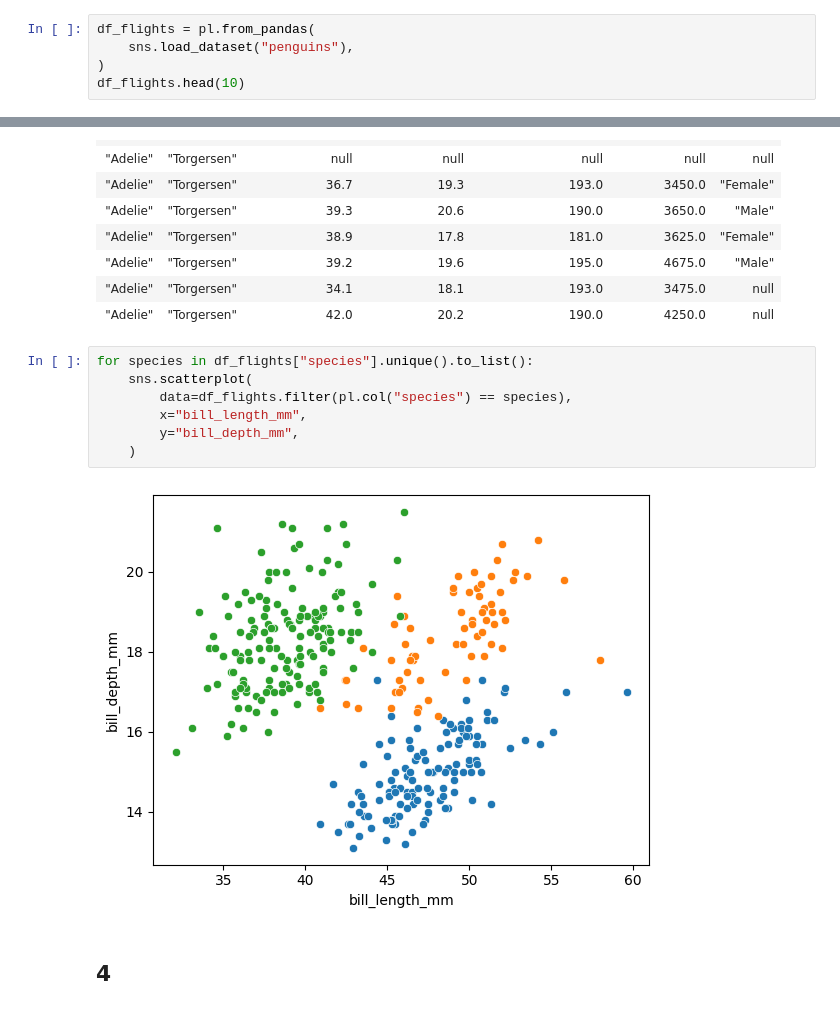
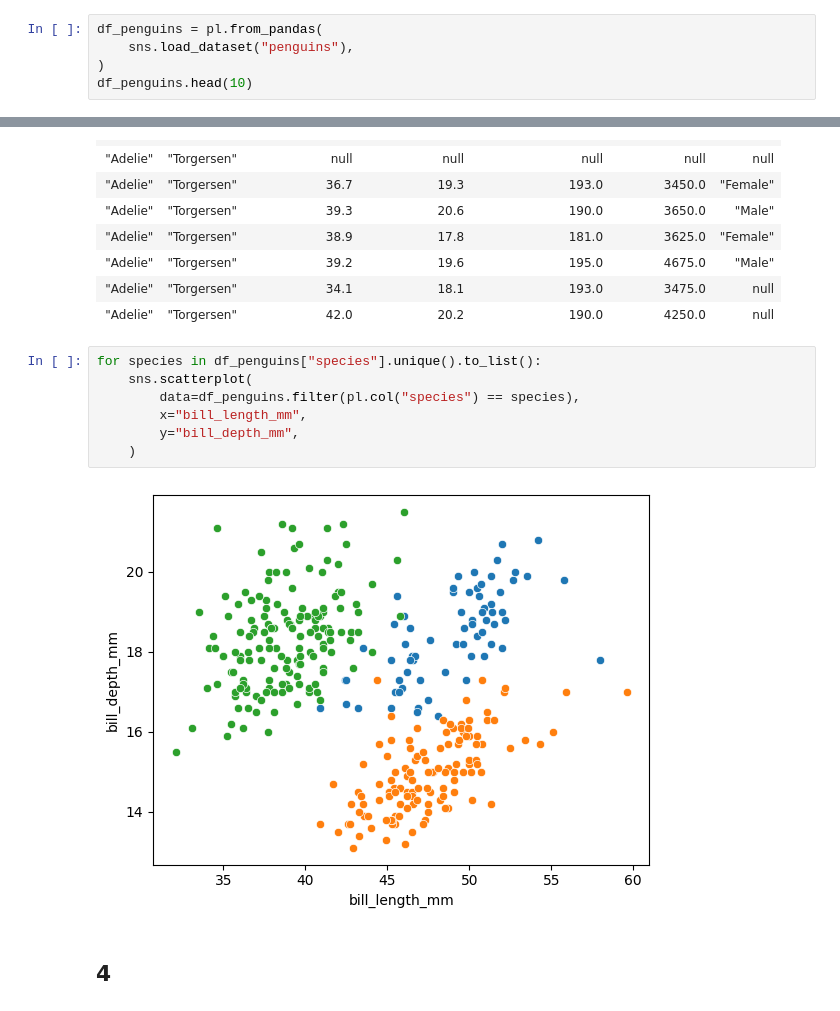
Before and after one commit to JacquelineAldridge/data-visualization-notebooks, a Jupyter notebook: tareas/3.1/solutions.ipynb, the cells around one changed output, grey strips where cells are left out. Saved outputs shown, nothing was run; the diff lists cells and outputs as text.

```diff
--- a/tareas/3.1/solutions.ipynb
+++ b/tareas/3.1/solutions.ipynb
@@ -60,10 +60,10 @@ sns.lineplot(
 # %% [markdown]
 ## 3
 # %%
-df_flights = pl.from_pandas(
+df_penguins = pl.from_pandas(
     sns.load_dataset("penguins"),
 )
-df_flights.head(10)
+df_penguins.head(10)
 # %% [output]
 shape: (10, 7)
 | species | island | bill_length_mm | bill_depth_mm | flipper_length_mm | body_mass_g | sex |
@@ -79,14 +79,14 @@ shape: (10, 7)
 | "Adelie" | "Torgersen" | 34.1 | 18.1 | 193.0 | 3475.0 | null |
 | "Adelie" | "Torgersen" | 42.0 | 20.2 | 190.0 | 4250.0 | null |
 # %%
-for species in df_flights["species"].unique().to_list():
+for species in df_penguins["species"].unique().to_list():
     sns.scatterplot(
-        data=df_flights.filter(pl.col("species") == species),
+        data=df_penguins.filter(pl.col("species") == species),
         x="bill_length_mm",
         y="bill_depth_mm",
     )
 # %% [output]
-[figure, old version]
+[figure, new version]
 # %% [markdown]
 ## 4
 # %%
```
Also changed, not shown: parts of 7 cells of this notebook.
